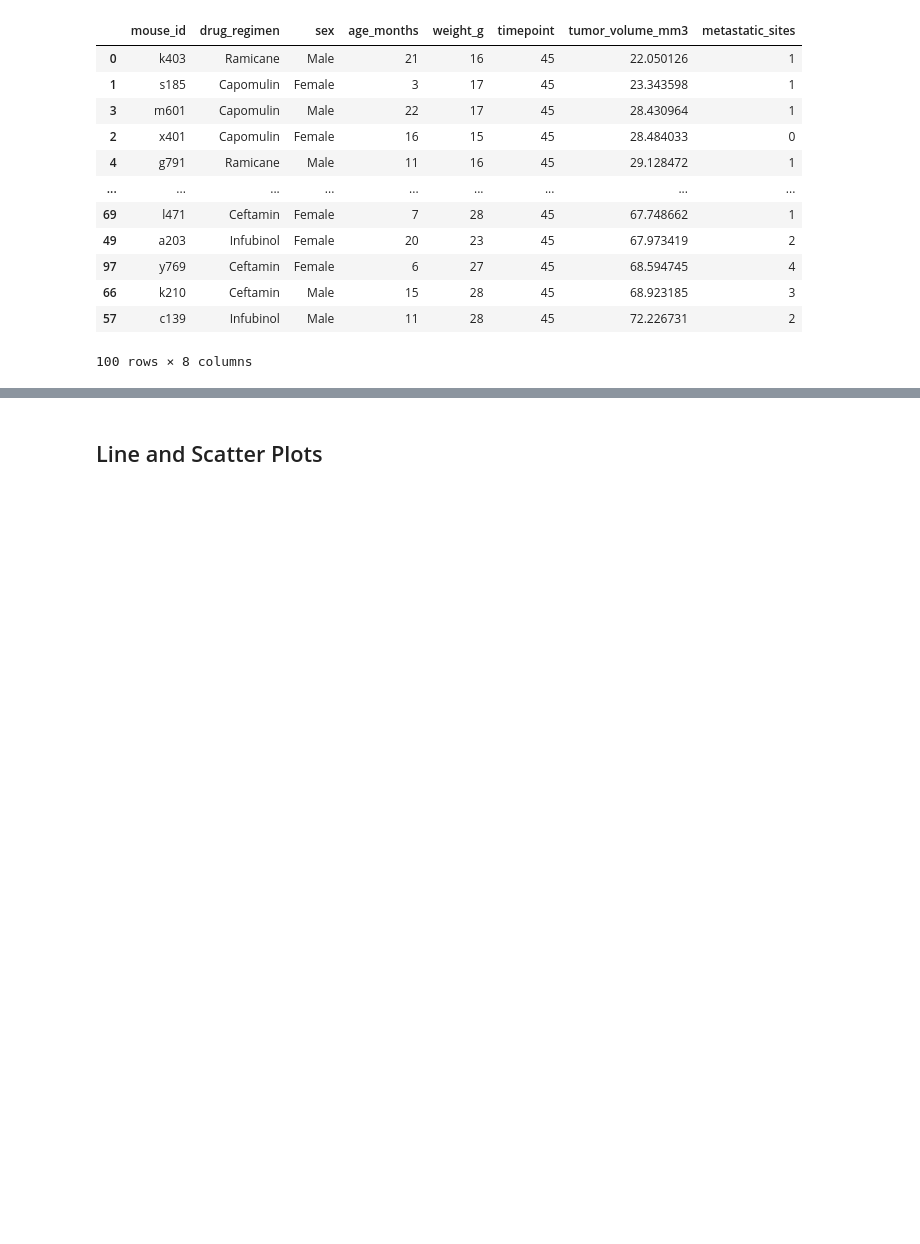
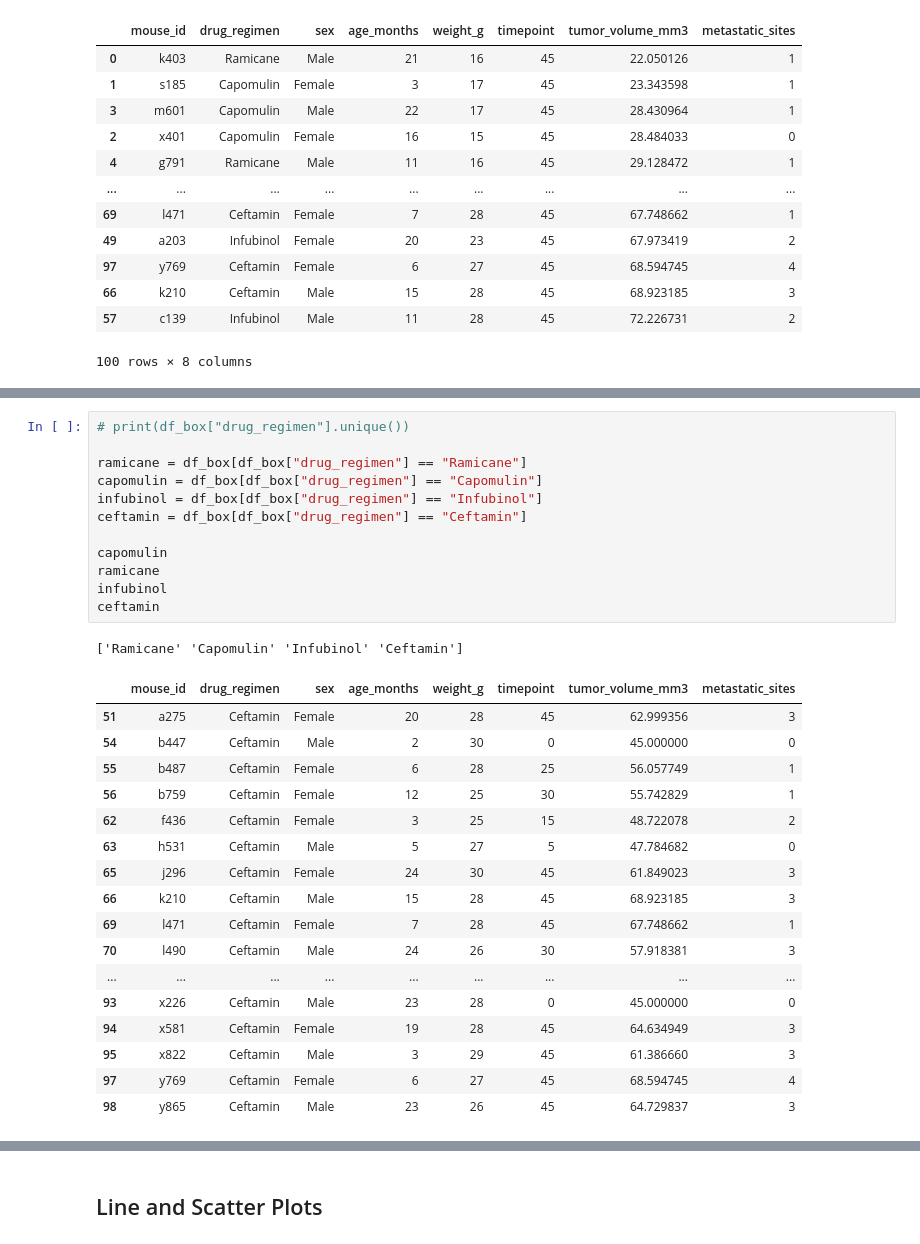
Before and after one commit to BatesJ72/matplotib_practice, a Jupyter notebook: pymaceuticals_v2.ipynb, the cells around one changed output, grey strips where cells are left out. Drawn from its saved outputs; the diff is of its cells as text; blank space fills up the shorter version.

```diff
--- a/pymaceuticals_v2.ipynb
+++ b/pymaceuticals_v2.ipynb
@@ -515,3 +551,34 @@ plt.show()
+# %%
+# print(df_box["drug_regimen"].unique())
+
+ramicane = df_box[df_box["drug_regimen"] == "Ramicane"]
+capomulin = df_box[df_box["drug_regimen"] == "Capomulin"]
+infubinol = df_box[df_box["drug_regimen"] == "Infubinol"]
+ceftamin = df_box[df_box["drug_regimen"] == "Ceftamin"]
+
+capomulin
+ramicane
+infubinol
+ceftamin
+# %% [output]
+['Ramicane' 'Capomulin' 'Infubinol' 'Ceftamin']
+|  | mouse_id | drug_regimen | sex | age_months | weight_g | timepoint | tumor_volume_mm3 | metastatic_sites |
+| 51 | a275 | Ceftamin | Female | 20 | 28 | 45 | 62.999356 | 3 |
+| 54 | b447 | Ceftamin | Male | 2 | 30 | 0 | 45.000000 | 0 |
+| 55 | b487 | Ceftamin | Female | 6 | 28 | 25 | 56.057749 | 1 |
+| 56 | b759 | Ceftamin | Female | 12 | 25 | 30 | 55.742829 | 1 |
+| 62 | f436 | Ceftamin | Female | 3 | 25 | 15 | 48.722078 | 2 |
+| 63 | h531 | Ceftamin | Male | 5 | 27 | 5 | 47.784682 | 0 |
+| 65 | j296 | Ceftamin | Female | 24 | 30 | 45 | 61.849023 | 3 |
+| 66 | k210 | Ceftamin | Male | 15 | 28 | 45 | 68.923185 | 3 |
+| 69 | l471 | Ceftamin | Female | 7 | 28 | 45 | 67.748662 | 1 |
+| 70 | l490 | Ceftamin | Male | 24 | 26 | 30 | 57.918381 | 3 |
+| ... | ... | ... | ... | ... | ... | ... | ... | ... |
+| 93 | x226 | Ceftamin | Male | 23 | 28 | 0 | 45.000000 | 0 |
+| 94 | x581 | Ceftamin | Female | 19 | 28 | 45 | 64.634949 | 3 |
+| 95 | x822 | Ceftamin | Male | 3 | 29 | 45 | 61.386660 | 3 |
+| 97 | y769 | Ceftamin | Female | 6 | 27 | 45 | 68.594745 | 4 |
+| 98 | y865 | Ceftamin | Male | 23 | 26 | 45 | 64.729837 | 3 |
 # %%
 data = [[1, 3, 5], [4, 5, 6]]
 
```
Also changed, not shown: parts of 2 cells of this notebook.
